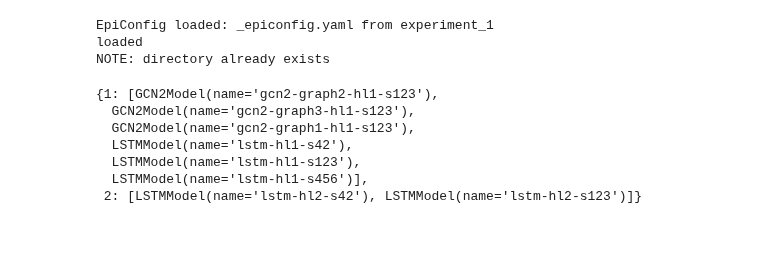
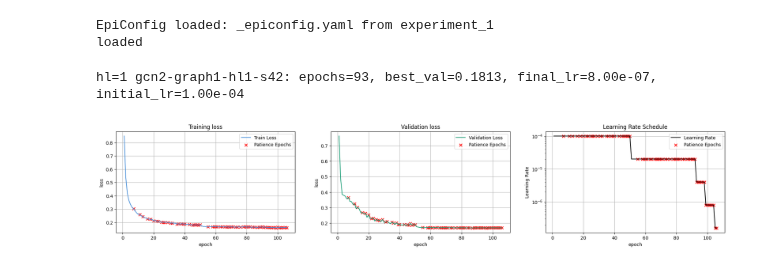
Before and after one commit to stends2001/infectious_disease_gnn, a Jupyter notebook: src/notebooks/proper_experiment_classes.ipynb, the cells around one changed output. Drawn from its saved outputs; the diff is of its cells as text; code cells hidden in the pictures; blank space fills up the shorter version.

```diff
--- a/src/notebooks/proper_experiment_classes.ipynb
+++ b/src/notebooks/proper_experiment_classes.ipynb
@@ -2,18 +2,19 @@
 from src.experimenthandling import ExperimentLoader, ExperimentRunner
 # %%
 loader = ExperimentLoader('experiment_1')
-models = loader.load_models_from_experiment()
+models = loader.load_models()
 # %% [output]
 EpiConfig loaded: _epiconfig.yaml from experiment_1
 loaded
-NOTE: directory already exists
 # %%
-models
+for hl, models in models.items():
+    for model in models[:1]:  # just first model per horizon
+        if model.monitoring_metrics is not None:
+            mm = model.monitoring_metrics
+            print(f"hl={hl} {model.name}: "
+                  f"epochs={len(mm)}, "
+                  f"best_val={mm['val_loss'].min():.4f}, "
+                  f"final_lr={mm['learning_rate'].iloc[-1]:.2e}, "
+                  f"initial_lr={mm['learning_rate'].iloc[0]:.2e}")
 # %% [output]
-{1: [GCN2Model(name='gcn2-graph2-hl1-s123'),
-  GCN2Model(name='gcn2-graph3-hl1-s123'),
-  GCN2Model(name='gcn2-graph1-hl1-s123'),
-  LSTMModel(name='lstm-hl1-s42'),
-  LSTMModel(name='lstm-hl1-s123'),
-  LSTMModel(name='lstm-hl1-s456')],
- 2: [LSTMModel(name='lstm-hl2-s42'), LSTMModel(name='lstm-hl2-s123')]}
+hl=1 gcn2-graph1-hl1-s42: epochs=93, best_val=0.1813, final_lr=8.00e-07, initial_lr=1.00e-04
@@ -19,0 +23,4 @@ models
+# %%
+ml.show_monitoring_metrics()
+# %% [output]
+[figure, added]
```
Also changed, not shown: parts of 5 cells of this notebook, 1 other file.
